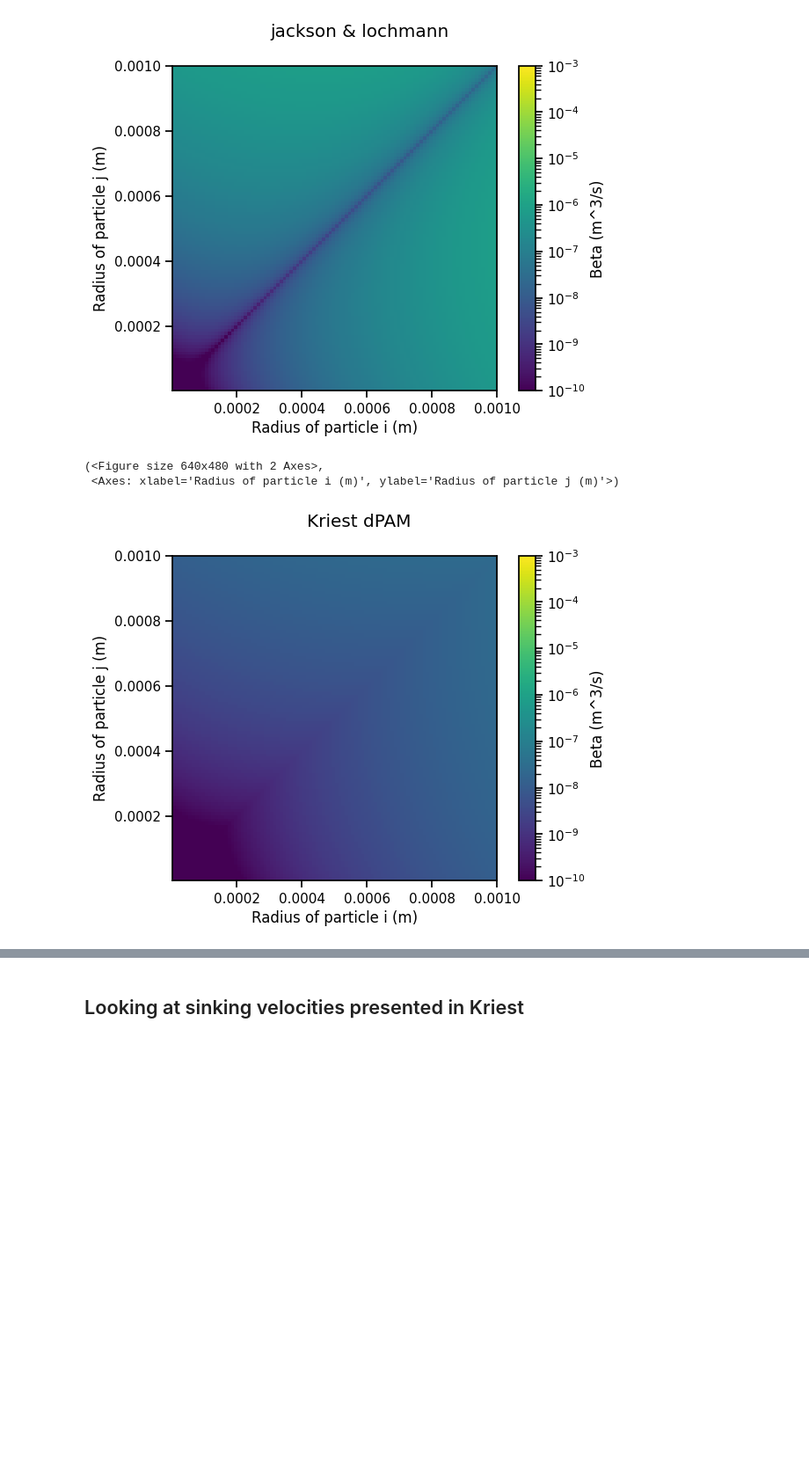
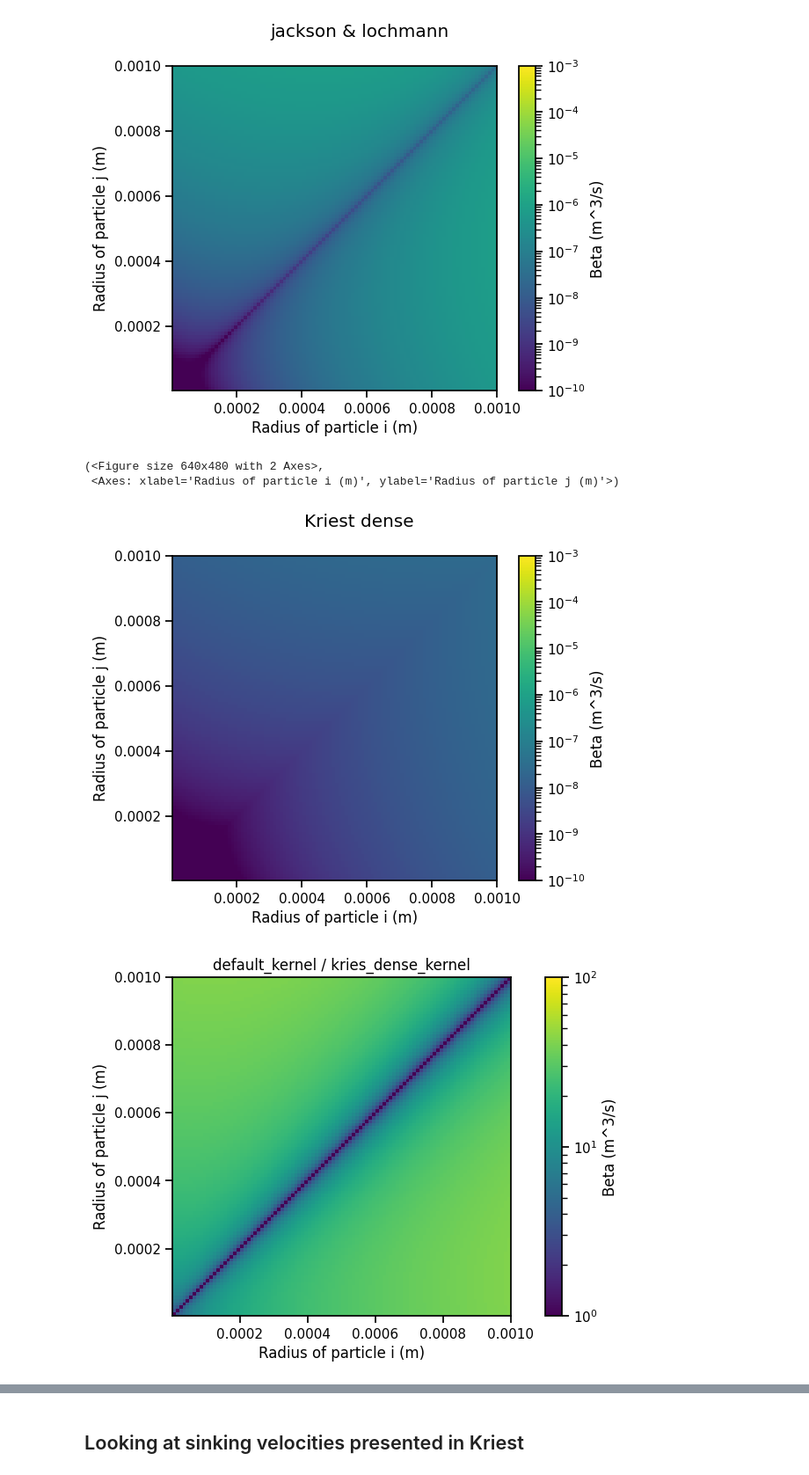
Before and after one commit to 465b/particle_aggregation_model, a Jupyter notebook: running_and_visualizing_experiments.ipynb, the cells around one changed output, grey strips where cells are left out. Shown: that part at 88% size. Saved outputs shown, nothing was run; the diff lists cells and outputs as text; code cells hidden in the pictures; blank space fills up the shorter version.

```diff
--- a/running_and_visualizing_experiments.ipynb
+++ b/running_and_visualizing_experiments.ipynb
@@ -38,8 +38,18 @@ plot_kernel_map(default_kernel, 'jackson & lochmann', norm_range = [1e-10, 1e-3]
  <Axes: xlabel='Radius of particle i (m)', ylabel='Radius of particle j (m)'>)
 [figure]
 # %%
-plot_kernel_map(kries_dPAM_kernel, 'Kriest dPAM', norm_range = [1e-10, 1e-3])
+plot_kernel_map(kries_dense_kernel, 'Kriest dense', norm_range = [1e-10, 1e-3])
 # %% [output]
 (<Figure size 640x480 with 2 Axes>,
  <Axes: xlabel='Radius of particle i (m)', ylabel='Radius of particle j (m)'>)
-[figure, old version]
+[figure, new version]
+# %%
+plot_normalized_kernel_map(
+    default_kernel, 'default_kernel',
+    kries_dense_kernel, 'kries_dense_kernel',
+    r_min=1e-6, r_max=1e-3,
+    norm_range=[1e0, 1e2],
+    save_path='kernel_map_kries_dense_vs_default.png'
+)
+# %% [output]
+[figure, added]
```
Also changed, not shown: parts of 18 cells of this notebook, 8 other files.
